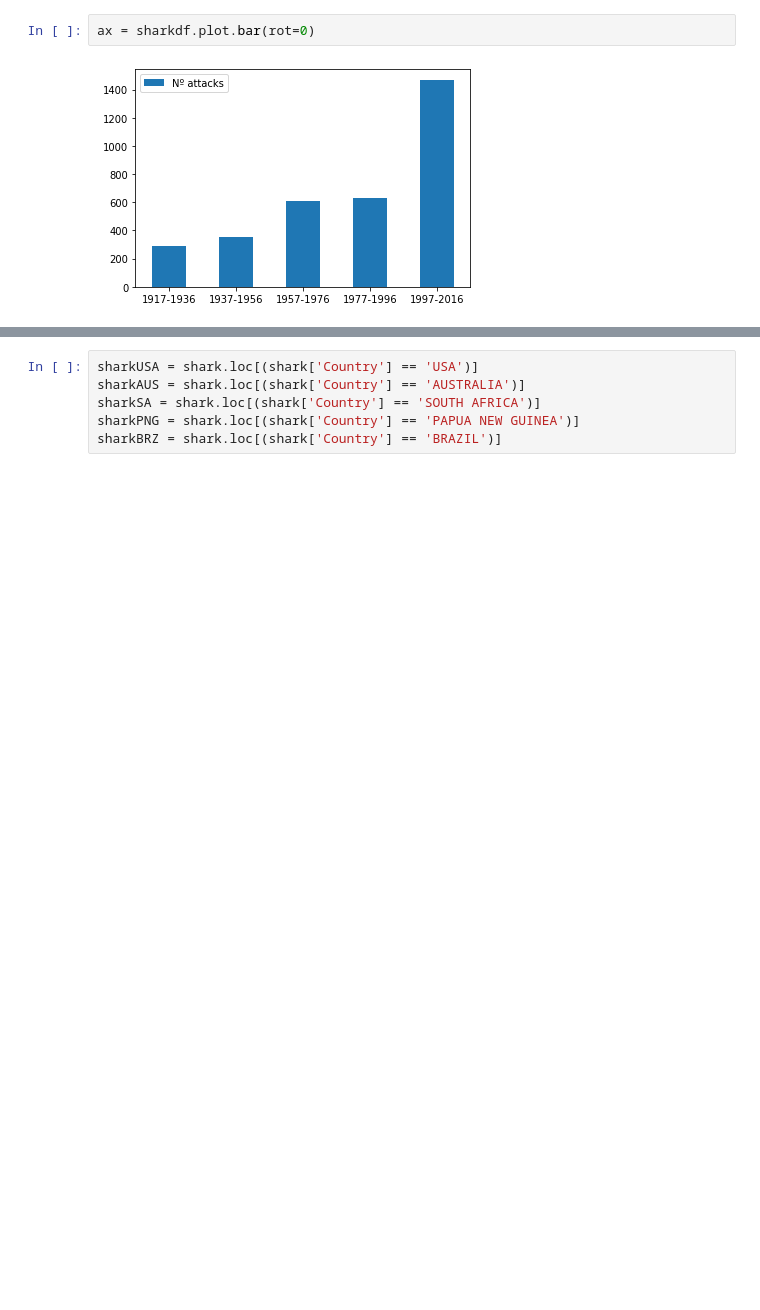
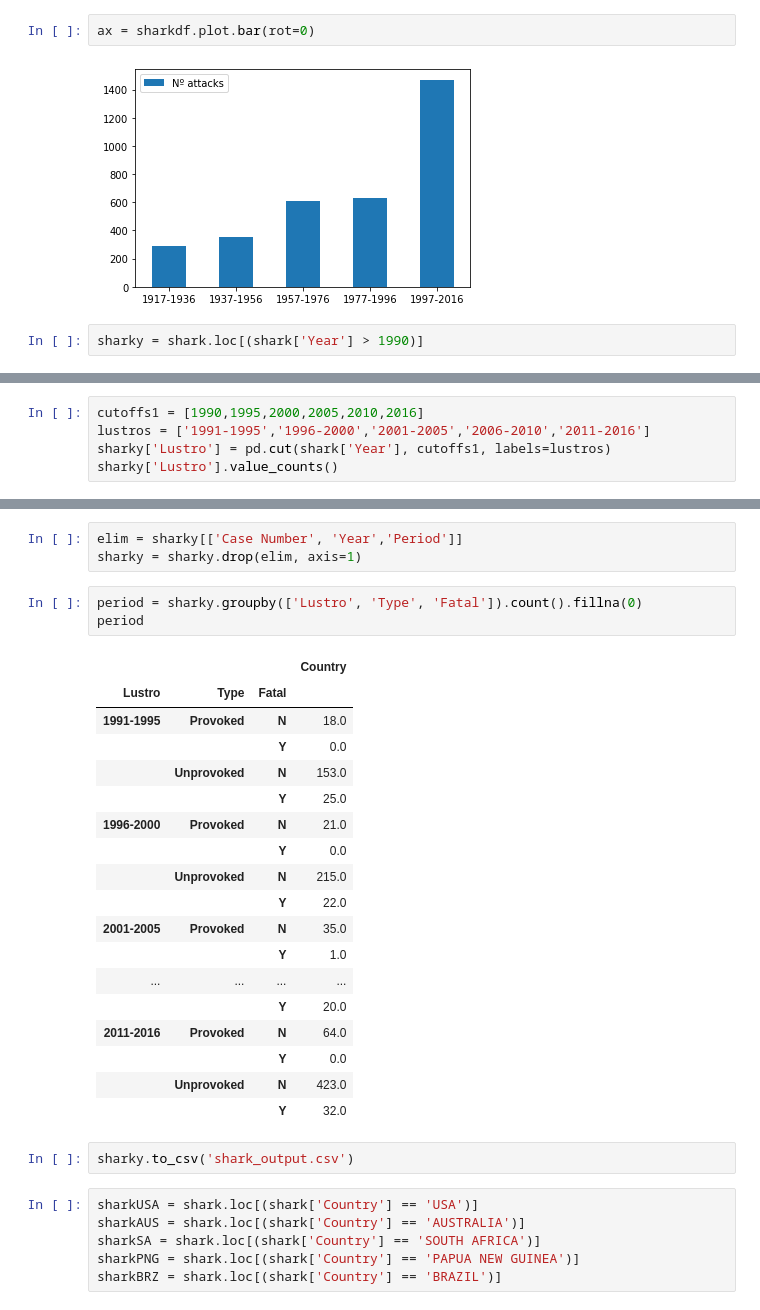
Before and after one commit to Jpereza24/Sharks-Attack, a Jupyter notebook: Sharks-Attack.ipynb, the cells around one changed output, grey strips where cells are left out. Saved outputs shown, nothing was run; the diff lists cells and outputs as text; blank space fills up the shorter version.

```diff
--- a/Sharks-Attack.ipynb
+++ b/Sharks-Attack.ipynb
@@ -219,3 +207,5 @@ sharkdf = pd.DataFrame({'Nº attacks':periodo}, index=index)
 ax = sharkdf.plot.bar(rot=0)
 # %% [output]
 [figure]
+# %%
+sharky = shark.loc[(shark['Year'] > 1990)]
@@ -221,0 +232,5 @@ ax = sharkdf.plot.bar(rot=0)
+# %%
+cutoffs1 = [1990,1995,2000,2005,2010,2016]
+lustros = ['1991-1995','1996-2000','2001-2005','2006-2010','2011-2016']
+sharky['Lustro'] = pd.cut(shark['Year'], cutoffs1, labels=lustros)
+sharky['Lustro'].value_counts()
@@ -222,3 +249,30 @@ ax = sharkdf.plot.bar(rot=0)
+# %%
+elim = sharky[['Case Number', 'Year','Period']]
+sharky = sharky.drop(elim, axis=1)
+# %%
+period = sharky.groupby(['Lustro', 'Type', 'Fatal']).count().fillna(0)
+period
+# %% [output]
+|  |  |  | Country |
+| Lustro | Type | Fatal |  |
+| 1991-1995 | Provoked | N | 18.0 |
+|  |  | Y | 0.0 |
+|  | Unprovoked | N | 153.0 |
+|  |  | Y | 25.0 |
+| 1996-2000 | Provoked | N | 21.0 |
+|  |  | Y | 0.0 |
+|  | Unprovoked | N | 215.0 |
+|  |  | Y | 22.0 |
+| 2001-2005 | Provoked | N | 35.0 |
+|  |  | Y | 1.0 |
+| ... | ... | ... | ... |
+|  |  | Y | 20.0 |
+| 2011-2016 | Provoked | N | 64.0 |
+|  |  | Y | 0.0 |
+|  | Unprovoked | N | 423.0 |
+|  |  | Y | 32.0 |
+# %%
+sharky.to_csv('shark_output.csv')
 # %%
 sharkUSA = shark.loc[(shark['Country'] == 'USA')]
 sharkAUS = shark.loc[(shark['Country'] == 'AUSTRALIA')]
```
Also changed, not shown: parts of 21 cells of this notebook, 2 other files.
